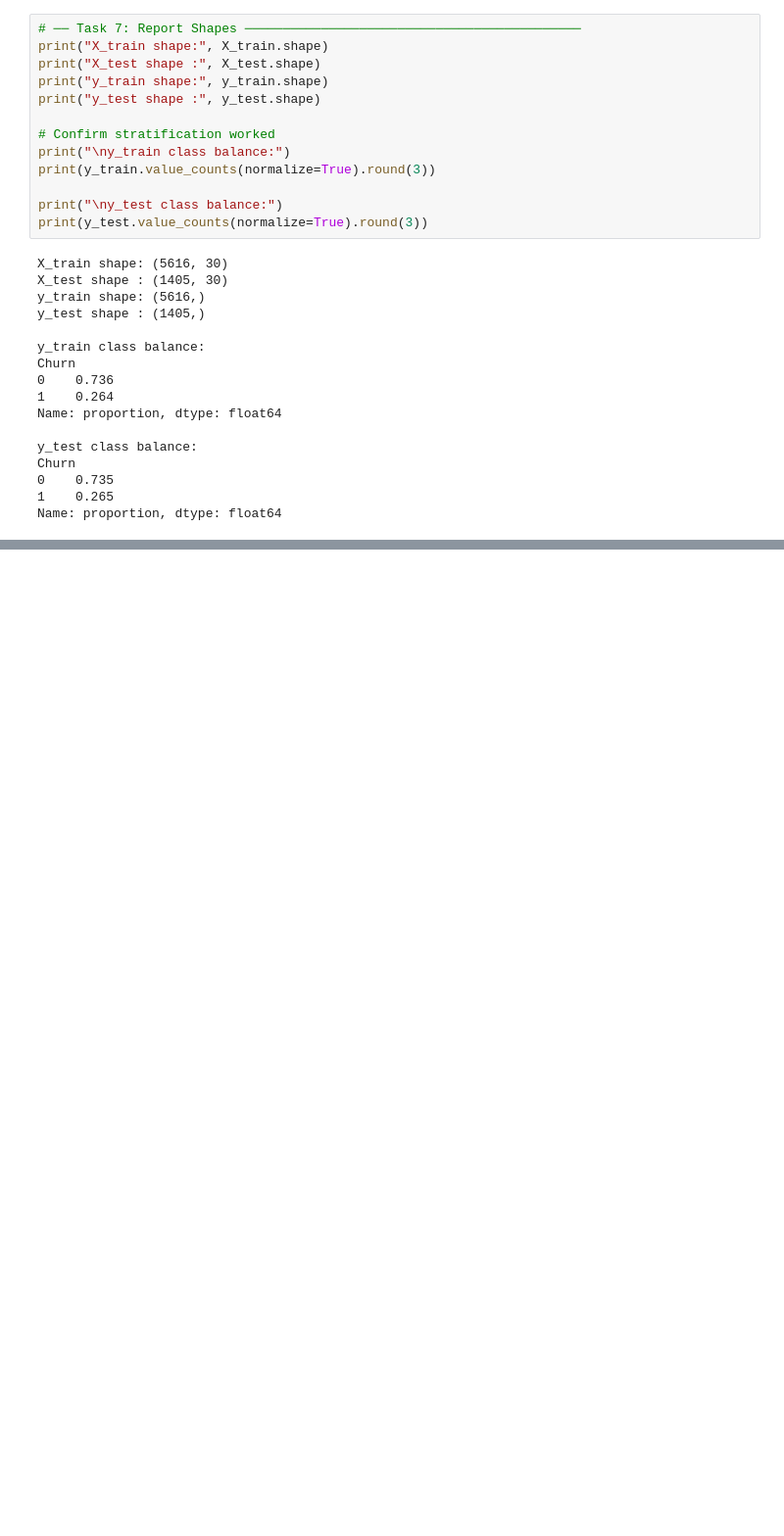
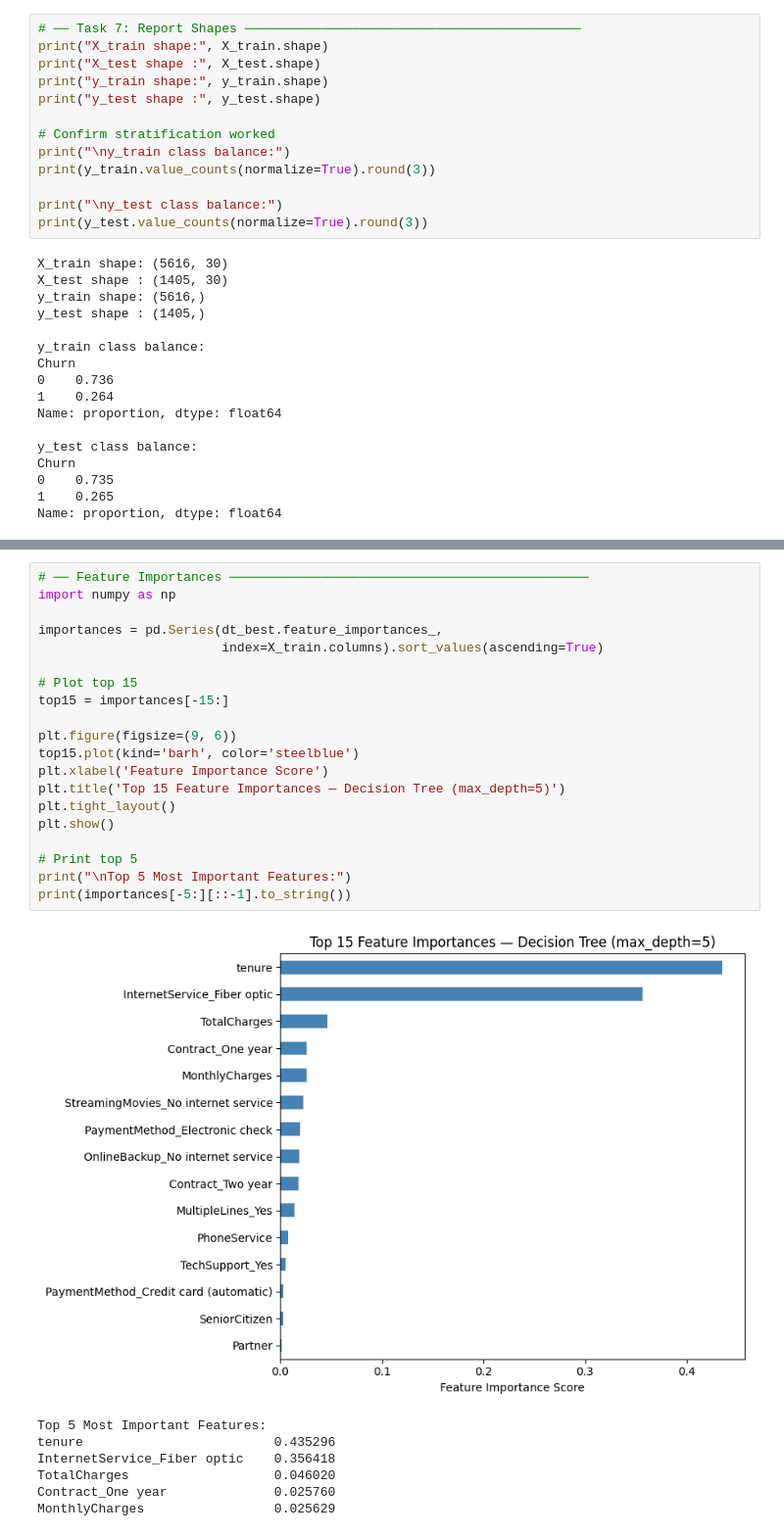
Before and after one commit to Shahrukh-aidev/machine-learning-journey, a Jupyter notebook: ML_Lab_3.ipynb, the cells around one changed output, grey strips where cells are left out. Shown at 98% size. Saved outputs shown, nothing was run; the diff lists cells and outputs as text; blank space fills up the shorter version.

```diff
--- a/ML_Lab_3.ipynb
+++ b/ML_Lab_3.ipynb
@@ -155,0 +388,28 @@ Name: proportion, dtype: float64
+# %%
+# ── Feature Importances ───────────────────────────────────────────────
+import numpy as np
+
+importances = pd.Series(dt_best.feature_importances_,
+                        index=X_train.columns).sort_values(ascending=True)
+
+# Plot top 15
+top15 = importances[-15:]
+
+plt.figure(figsize=(9, 6))
+top15.plot(kind='barh', color='steelblue')
+plt.xlabel('Feature Importance Score')
+plt.title('Top 15 Feature Importances — Decision Tree (max_depth=5)')
+plt.tight_layout()
+plt.show()
+
+# Print top 5
+print("\nTop 5 Most Important Features:")
+print(importances[-5:][::-1].to_string())
+# %% [output]
+[figure, added]
+Top 5 Most Important Features:
+tenure                         0.435296
+InternetService_Fiber optic    0.356418
+TotalCharges                   0.046020
+Contract_One year              0.025760
+MonthlyCharges                 0.025629
```
Also changed, not shown: parts of 14 cells of this notebook.
